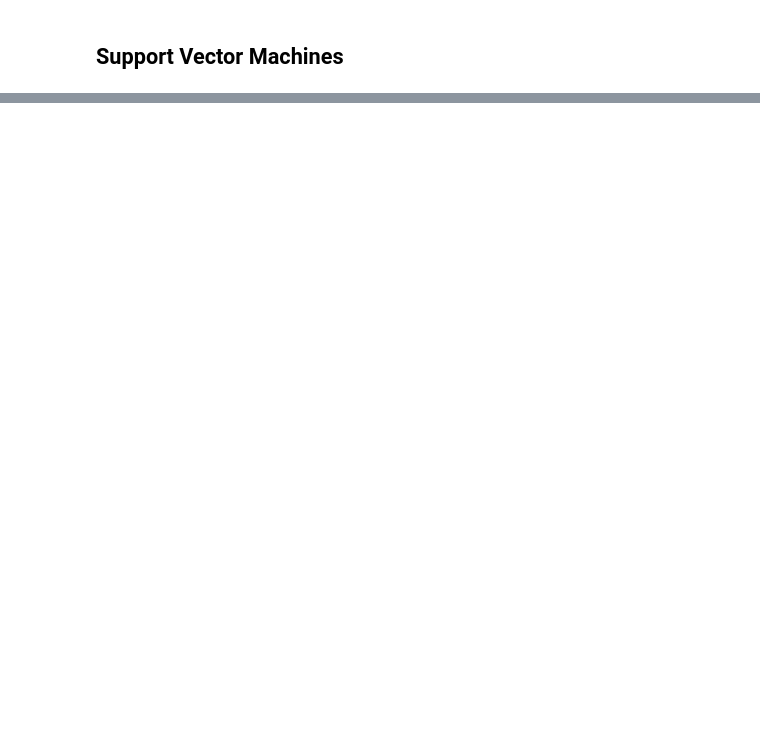
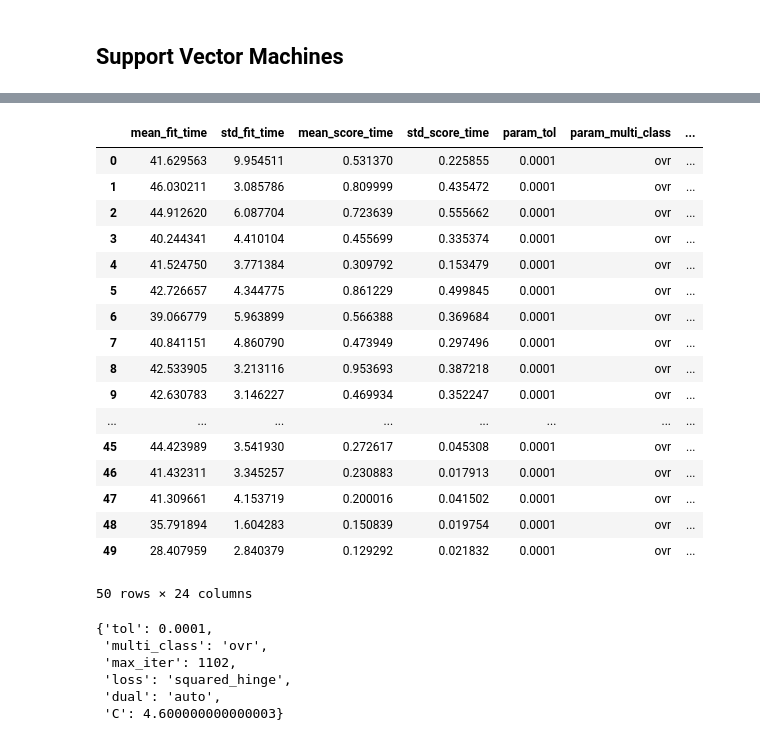
Before and after one commit to FelixSiegfriedRiedel/San-Francisco-Crime, a Jupyter notebook: crime.ipynb, the cells around one changed output, grey strips where cells are left out. Drawn from its saved outputs; the diff is of its cells as text; code cells hidden in the pictures; blank space fills up the shorter version.

```diff
--- a/crime.ipynb
+++ b/crime.ipynb
@@ -943,8 +923,8 @@ sns.lineplot(scores_df_2, x="k", y="score")
 # %% [markdown]
 Der beste Score liegt bei 60.
 # %%
-feature_selector = SelectKBest(chi2, k=60).fit(X, y)
-X_new = X.iloc[:,feature_selector.get_support(indices=True)]
+feature_selector = SelectKBest(chi2, k=1000).fit(X_res, y_res)
+X_new = X_res.iloc[:,feature_selector.get_support(indices=True)]
 # %%
 from sklearn.tree import DecisionTreeClassifier
 
@@ -1187,0 +1120,25 @@ gc.collect()
+# %%
+linear_svc = LinearSVC()
+# %%
+param_grid = {
+    'C': np.arange(1.0,10.0, 0.1) ,                  # Regularization parameter
+    'loss': ['squared_hinge'],            # Loss function
+    'max_iter': range(100,2000),       # Maximum number of iterations
+    'tol': [1e-4],                      # Tolerance for stopping criteria
+    'dual': ['auto'],
+    'multi_class': ['ovr']
+
+}
+
+from joblib import parallel_backend
+
+with parallel_backend('threading', n_jobs=-1):
+    random_search_svc = RandomizedSearchCV(
+        linear_svc,
+        param_distributions=param_grid,
+        n_iter=50,
+        verbose=5,
+        n_jobs=-1
+    )
+
+    random_search_svc = random_search_svc.fit(X_new, y)
@@ -1187,0 +1163,37 @@ gc.collect()
+# %%
+random_search_results_svm = pd.DataFrame(random_search_svc.cv_results_)
+
+params_column = random_search_results_svm["params"]
+params_df = params_column.apply(lambda x: pd.Series(eval(str(x))))
+random_search_results_svm = pd.concat([random_search_results_svm, params_df], axis=1)
+random_search_results_svm = random_search_results_svm.drop(["params"], axis=1)
+
+random_search_results_svm
+# %% [output]
+|  | mean_fit_time | std_fit_time | mean_score_time | std_score_time | param_tol | param_multi_class | ... |
+| 0 | 41.629563 | 9.954511 | 0.531370 | 0.225855 | 0.0001 | ovr | ... |
+| 1 | 46.030211 | 3.085786 | 0.809999 | 0.435472 | 0.0001 | ovr | ... |
+| 2 | 44.912620 | 6.087704 | 0.723639 | 0.555662 | 0.0001 | ovr | ... |
+| 3 | 40.244341 | 4.410104 | 0.455699 | 0.335374 | 0.0001 | ovr | ... |
+| 4 | 41.524750 | 3.771384 | 0.309792 | 0.153479 | 0.0001 | ovr | ... |
+| 5 | 42.726657 | 4.344775 | 0.861229 | 0.499845 | 0.0001 | ovr | ... |
+| 6 | 39.066779 | 5.963899 | 0.566388 | 0.369684 | 0.0001 | ovr | ... |
+| 7 | 40.841151 | 4.860790 | 0.473949 | 0.297496 | 0.0001 | ovr | ... |
+| 8 | 42.533905 | 3.213116 | 0.953693 | 0.387218 | 0.0001 | ovr | ... |
+| 9 | 42.630783 | 3.146227 | 0.469934 | 0.352247 | 0.0001 | ovr | ... |
+| ... | ... | ... | ... | ... | ... | ... | ... |
+| 45 | 44.423989 | 3.541930 | 0.272617 | 0.045308 | 0.0001 | ovr | ... |
+| 46 | 41.432311 | 3.345257 | 0.230883 | 0.017913 | 0.0001 | ovr | ... |
+| 47 | 41.309661 | 4.153719 | 0.200016 | 0.041502 | 0.0001 | ovr | ... |
+| 48 | 35.791894 | 1.604283 | 0.150839 | 0.019754 | 0.0001 | ovr | ... |
+| 49 | 28.407959 | 2.840379 | 0.129292 | 0.021832 | 0.0001 | ovr | ... |
+50 rows × 24 columns
+# %%
+random_search_svc.best_params_
+# %% [output]
+{'tol': 0.0001,
+ 'multi_class': 'ovr',
+ 'max_iter': 1102,
+ 'loss': 'squared_hinge',
+ 'dual': 'auto',
+ 'C': 4.600000000000003}
```
Also changed, not shown: parts of 29 cells of this notebook.
